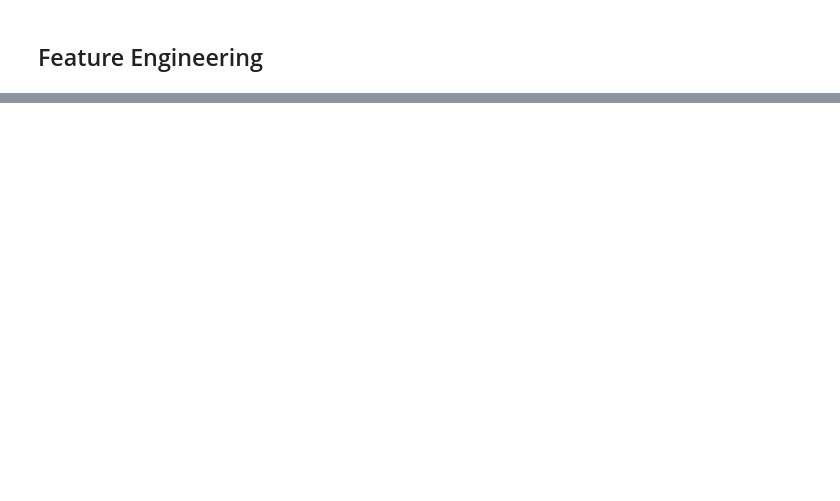
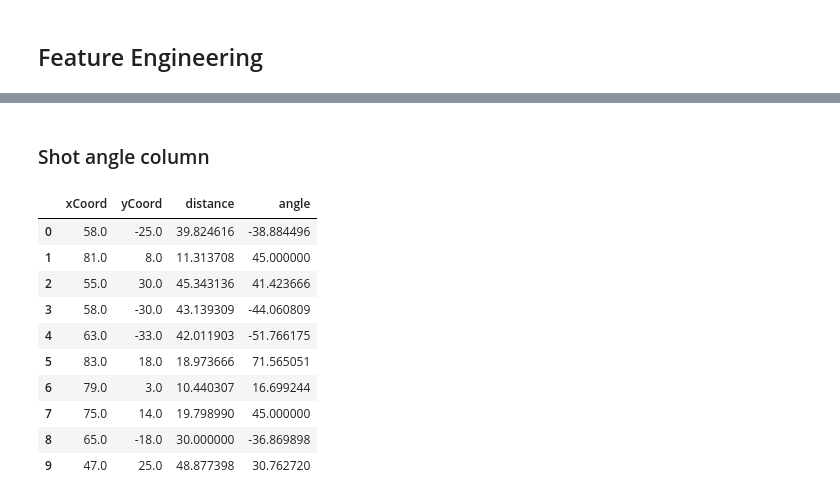
Before and after one commit to prestonpark26/NHLAnalytics, a Jupyter notebook: dataExploration/nhlAnalyticsV2.ipynb, the cells around one changed output, grey strips where cells are left out. Cells and saved outputs as stored; diff of their text form; code cells hidden in the pictures; blank space fills up the shorter version.

Commit message:
Added some feature engineering and cleaned up df

```diff
--- a/dataExploration/nhlAnalyticsV2.ipynb
+++ b/dataExploration/nhlAnalyticsV2.ipynb
@@ -316,0 +346,10 @@ is_goal
+# %%
+# Replace NaN in assist columns with "NoneType"
+
+assist_columns = ['assist1PlayerId', 'assist1PlayerTotal', 'assist2PlayerId', 'assist2PlayerTotal']
+
+for col in assist_columns:
+    if col in df_shots_clean.columns:
+        df_shots_clean[col] = df_shots_clean[col].fillna("None")
+
+df_shots_clean.head()
@@ -318,0 +368,8 @@ is_goal
+# %%
+# Calculate distance from shot coordinates
+df_shots_clean['distance'] = np.sqrt(
+    (89 - df_shots_clean['xCoord'])**2 +
+    (0 - df_shots_clean['yCoord'])**2
+)
+
+df_shots_clean[['xCoord', 'yCoord', 'distance']].head(10)
@@ -318,0 +388,25 @@ is_goal
+# %% [markdown]
+### Shot angle column
+# %%
+# Calculate shot angle in degrees
+# Angle measured from goal line to the shot location
+df_shots_clean['angle'] = np.degrees(
+    np.arctan2(
+        df_shots_clean['yCoord'],
+        89 - df_shots_clean['xCoord']
+    )
+)
+
+df_shots_clean[['xCoord', 'yCoord', 'distance', 'angle']].head(10)
+# %% [output]
+|  | xCoord | yCoord | distance | angle |
+| 0 | 58.0 | -25.0 | 39.824616 | -38.884496 |
+| 1 | 81.0 | 8.0 | 11.313708 | 45.000000 |
+| 2 | 55.0 | 30.0 | 45.343136 | 41.423666 |
+| 3 | 58.0 | -30.0 | 43.139309 | -44.060809 |
+| 4 | 63.0 | -33.0 | 42.011903 | -51.766175 |
+| 5 | 83.0 | 18.0 | 18.973666 | 71.565051 |
+| 6 | 79.0 | 3.0 | 10.440307 | 16.699244 |
+| 7 | 75.0 | 14.0 | 19.798990 | 45.000000 |
+| 8 | 65.0 | -18.0 | 30.000000 | -36.869898 |
+| 9 | 47.0 | 25.0 | 48.877398 | 30.762720 |
```
Also changed, not shown: parts of 7 cells of this notebook.
